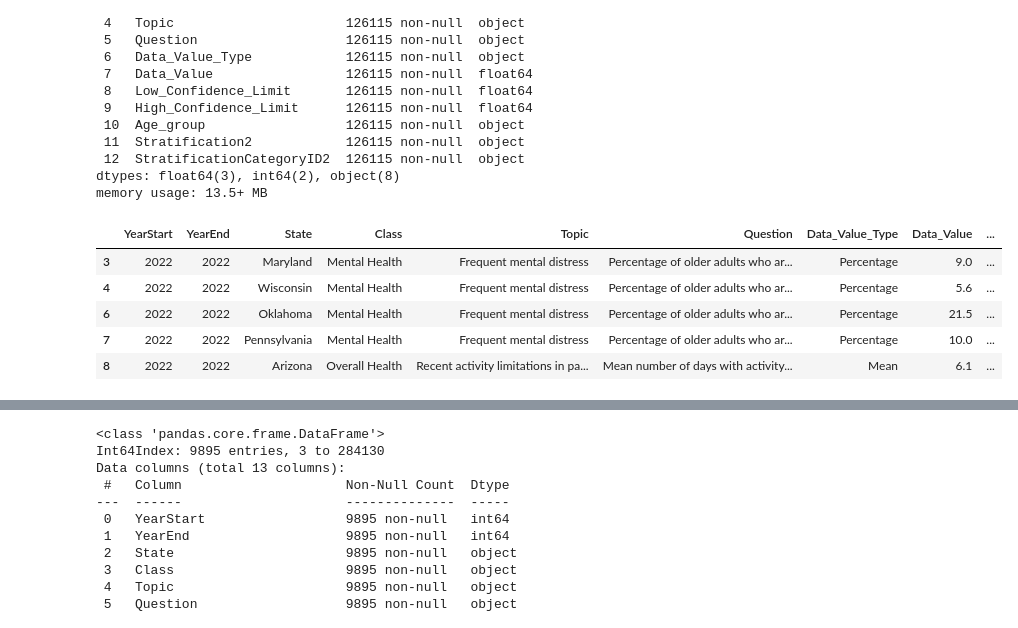
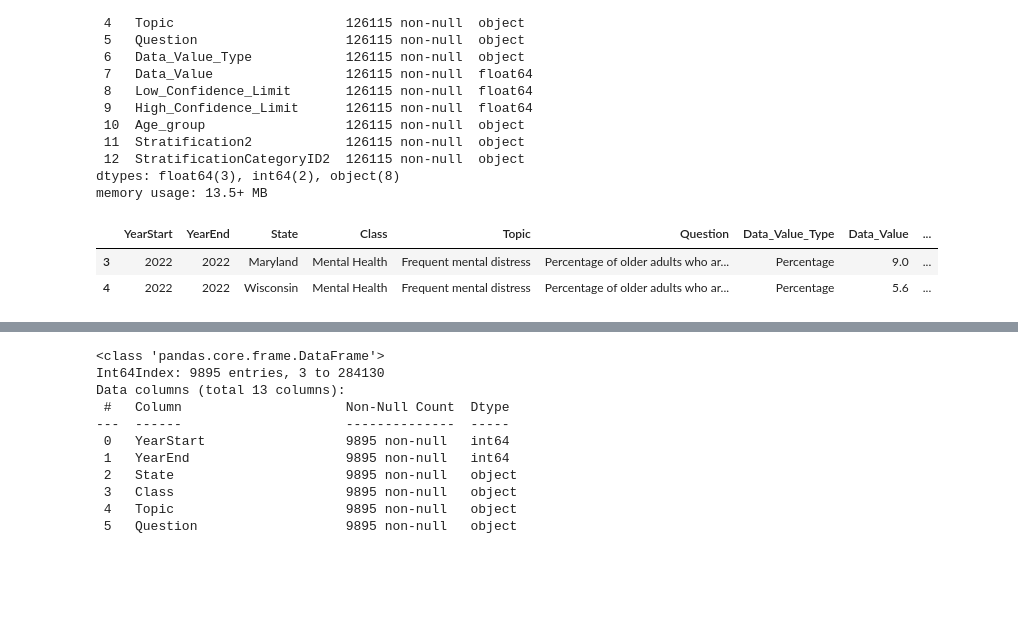
Before and after one commit to sonaaki/Springboard, a Jupyter notebook: Capstone_Two_02_data_wrangling.ipynb, the cells around one changed output, grey strips where cells are left out. Cells and saved outputs as stored; diff of their text form; code cells hidden in the pictures; blank space fills up the shorter version.

```diff
--- a/Capstone_Two_02_data_wrangling.ipynb
+++ b/Capstone_Two_02_data_wrangling.ipynb
@@ -290,11 +290,8 @@ Data columns (total 13 columns):
 dtypes: float64(3), int64(2), object(8)
 memory usage: 13.5+ MB
 # %%
-df.head()
+df.head(2)
 # %% [output]
 |  | YearStart | YearEnd | State | Class | Topic | Question | Data_Value_Type | Data_Value | ... |
 | 3 | 2022 | 2022 | Maryland | Mental Health | Frequent mental distress | Percentage of older adults who ar... | Percentage | 9.0 | ... |
 | 4 | 2022 | 2022 | Wisconsin | Mental Health | Frequent mental distress | Percentage of older adults who ar... | Percentage | 5.6 | ... |
-| 6 | 2022 | 2022 | Oklahoma | Mental Health | Frequent mental distress | Percentage of older adults who ar... | Percentage | 21.5 | ... |
-| 7 | 2022 | 2022 | Pennsylvania | Mental Health | Frequent mental distress | Percentage of older adults who ar... | Percentage | 10.0 | ... |
-| 8 | 2022 | 2022 | Arizona | Overall Health | Recent activity limitations in pa... | Mean number of days with activity... | Mean | 6.1 | ... |
```
Also changed, not shown: parts of 1 cell of this notebook.
